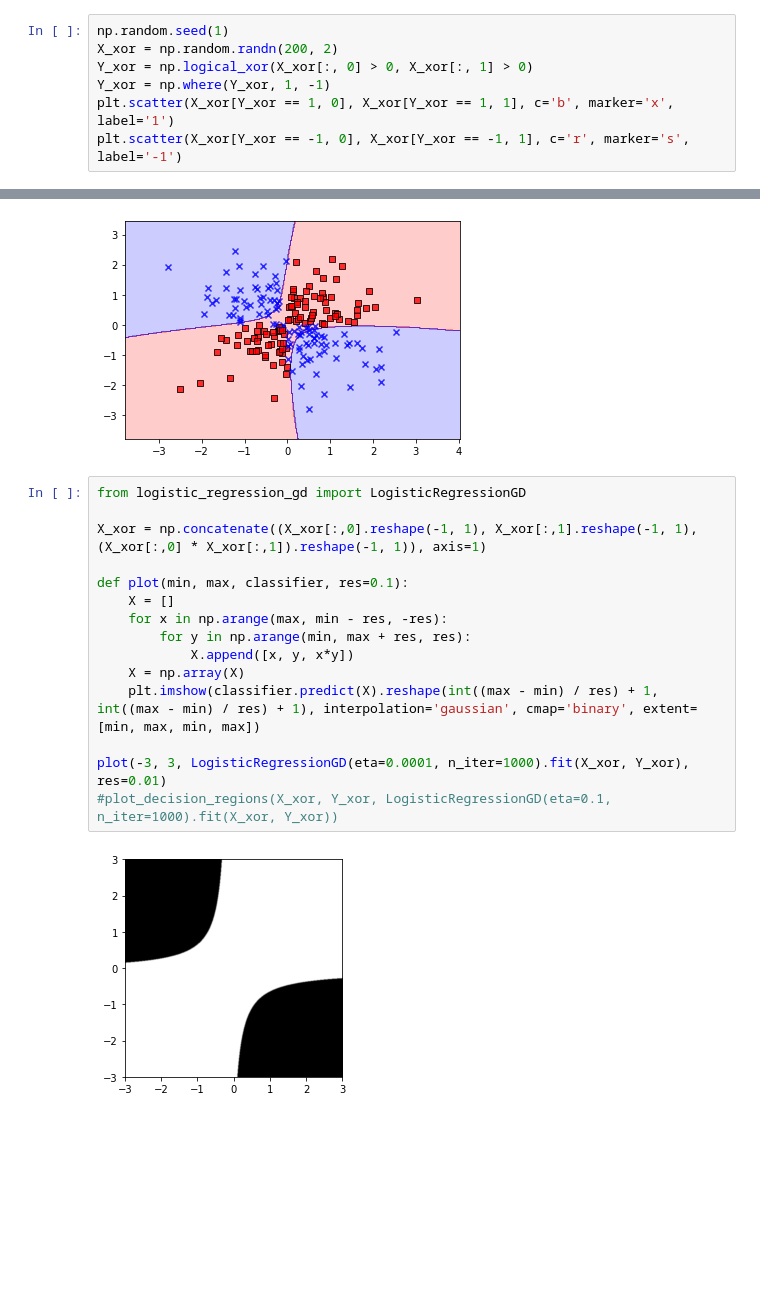
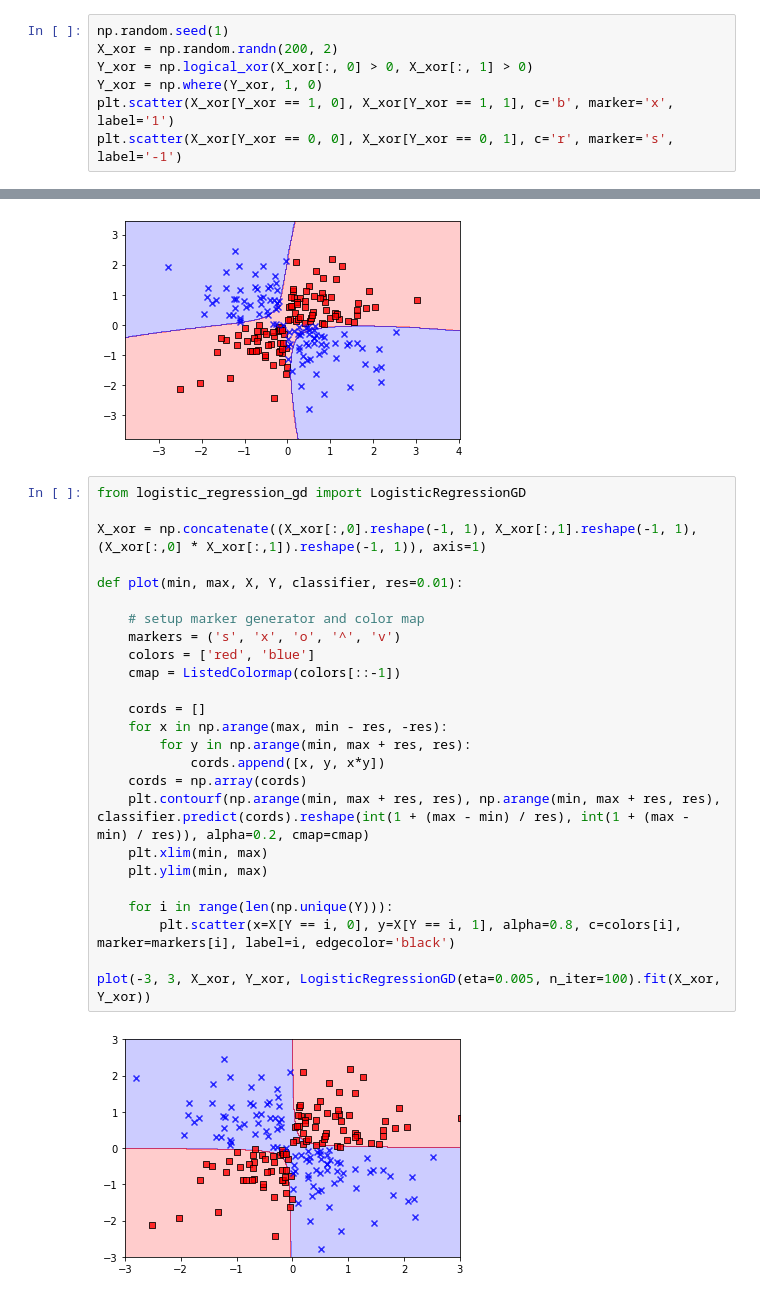
Before and after one commit to JimGerth/desy-ml-python, a Jupyter notebook: Chapter 3.ipynb, the cells around one changed output, grey strips where cells are left out. Drawn from its saved outputs; the diff is of its cells as text; blank space fills up the shorter version.

Commit message:
using plt.contourf in plot now and also plotting the points

```diff
--- a/Chapter 3.ipynb
+++ b/Chapter 3.ipynb
@@ -167,9 +167,9 @@ plt.legend(loc='upper left')
 np.random.seed(1)
 X_xor = np.random.randn(200, 2)
 Y_xor = np.logical_xor(X_xor[:, 0] > 0, X_xor[:, 1] > 0)
-Y_xor = np.where(Y_xor, 1, -1)
+Y_xor = np.where(Y_xor, 1, 0)
 plt.scatter(X_xor[Y_xor == 1, 0], X_xor[Y_xor == 1, 1], c='b', marker='x', label='1')
-plt.scatter(X_xor[Y_xor == -1, 0], X_xor[Y_xor == -1, 1], c='r', marker='s', label='-1')
+plt.scatter(X_xor[Y_xor == 0, 0], X_xor[Y_xor == 0, 1], c='r', marker='s', label='-1')
 # %% [output]
 <matplotlib.collections.PathCollection at 0x...>
 [figure]
@@ -181,18 +181,28 @@ plot_decision_regions(X_xor, Y_xor, classifier=svm)
 # %%
 from logistic_regression_gd import LogisticRegressionGD
 
 X_xor = np.concatenate((X_xor[:,0].reshape(-1, 1), X_xor[:,1].reshape(-1, 1), (X_xor[:,0] * X_xor[:,1]).reshape(-1, 1)), axis=1)
 
-def plot(min, max, classifier, res=0.1):
-    X = []
+def plot(min, max, X, Y, classifier, res=0.01):
+
+    # setup marker generator and color map
+    markers = ('s', 'x', 'o', '^', 'v')
+    colors = ['red', 'blue']
+    cmap = ListedColormap(colors[::-1])
+
+    cords = []
     for x in np.arange(max, min - res, -res):
         for y in np.arange(min, max + res, res):
-            X.append([x, y, x*y])
-    X = np.array(X)
-    plt.imshow(classifier.predict(X).reshape(int((max - min) / res) + 1, int((max - min) / res) + 1), interpolation='gaussian', cmap='binary', extent=[min, max, min, max])
+            cords.append([x, y, x*y])
+    cords = np.array(cords)
+    plt.contourf(np.arange(min, max + res, res), np.arange(min, max + res, res), classifier.predict(cords).reshape(int(1 + (max - min) / res), int(1 + (max - min) / res)), alpha=0.2, cmap=cmap)
+    plt.xlim(min, max)
+    plt.ylim(min, max)
 
-plot(-3, 3, LogisticRegressionGD(eta=0.0001, n_iter=1000).fit(X_xor, Y_xor), res=0.01)
-#plot_decision_regions(X_xor, Y_xor, LogisticRegressionGD(eta=0.1, n_iter=1000).fit(X_xor, Y_xor))
+    for i in range(len(np.unique(Y))):
+        plt.scatter(x=X[Y == i, 0], y=X[Y == i, 1], alpha=0.8, c=colors[i], marker=markers[i], label=i, edgecolor='black')
+
+plot(-3, 3, X_xor, Y_xor, LogisticRegressionGD(eta=0.005, n_iter=100).fit(X_xor, Y_xor))
 # %% [output]
-[figure, old version]
+[figure, new version]
 # %%
```
Also changed, not shown: parts of 2 cells of this notebook.
